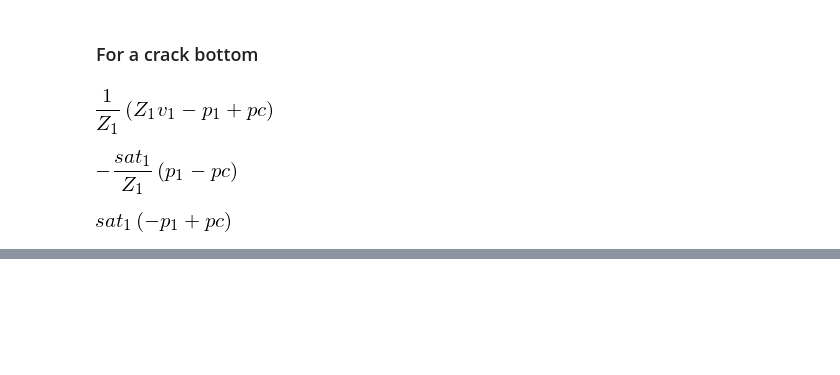
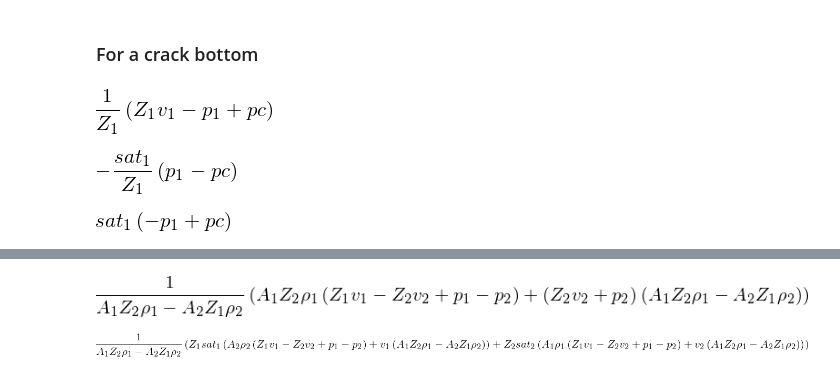
Before and after one commit to chaovite/crack_pipe, a Jupyter notebook: source/helper/sat_sym.ipynb, the cells around one changed output, grey strips where cells are left out. Cells and saved outputs as stored; diff of their text form; code cells hidden in the pictures; blank space fills up the shorter version.

Commit message:
Derive the jump conditions for material interface with gravity and jump condition for jump in cross-section area.

```diff
--- a/source/helper/sat_sym.ipynb
+++ b/source/helper/sat_sym.ipynb
@@ -82,0 +85,4 @@ simplify(-sat1*(p1 - pc))
+# %%
+A1, A2, v1, v2, p1, p2, rho1, c1, rho2, c2, eta, g = symbols('A1, A2, v1, v2, p1, p2, rho1, c1, rho2, c2, eta, g')
+# hat variables.
+v1hat, v2hat, p1hat, p2hat, sat1, sat2 = symbols('v1hat, v2hat, p1hat, p2hat, sat1, sat2')
@@ -82,0 +147,32 @@ simplify(-sat1*(p1 - pc))
+# %%
+# conservation of mass and momentum:
+# (A*rho)_t + (A*rho*v)_z = 0
+# (A*rho*v)_t + (A*p)_z = 0
+
+# Jump conditions:
+# A1*rho1*v1hat = A2*rho2*v2hat
+# p1hat         = p2hat
+
+# preserving the two characteristics:
+#  Z2*v2+p2 = Z2*v2hat+p2hat
+#  Z1*v1+p1 = Z1*v1hat+p1hat
+
+# Z1*v1hat - Z2*v2hat = (Z1*v1+p1) - (Z2*v2+p2)
+# Z1*v1hat - Z2*A1*rho1/(A2*rho2)*v1hat = (Z1*v1+p1)*A1 - (Z2*v2+p2)*A2
+v1hat = ((Z1*v1+p1) - (Z2*v2+p2))/(Z1 - Z2*A1/A2*rho1/rho2)
+v2hat = A1*rho1*v1hat/(A2*rho2)
+p2hat = Z2*v2+p2-(Z2*v2hat)
+p1hat = Z1*v1+p1-(Z1*v1hat)
+
+simplify(v1hat)
+simplify(v2hat)
+simplify(p1hat)
+simplify(p2hat)
+# %% [output]
+[figure, added]
+# %%
+# sat terms for velocity and pressure.
+simplify(-sat1*(v1 - v1hat)-sat2*(v2-v2hat))
+simplify(-sat1*(p1 - p1hat)-sat2*(p2-p2hat))
+# %% [output]
+[figure, added]
```
Also changed, not shown: parts of 5 cells of this notebook.
